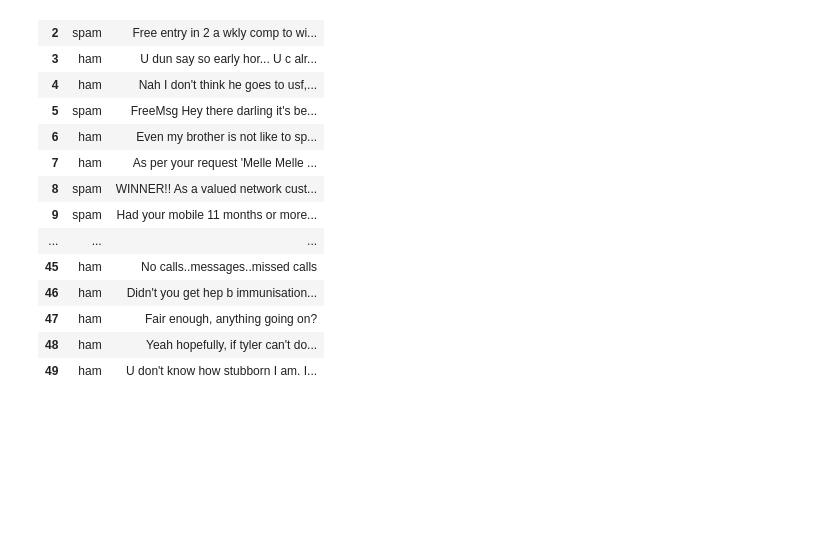
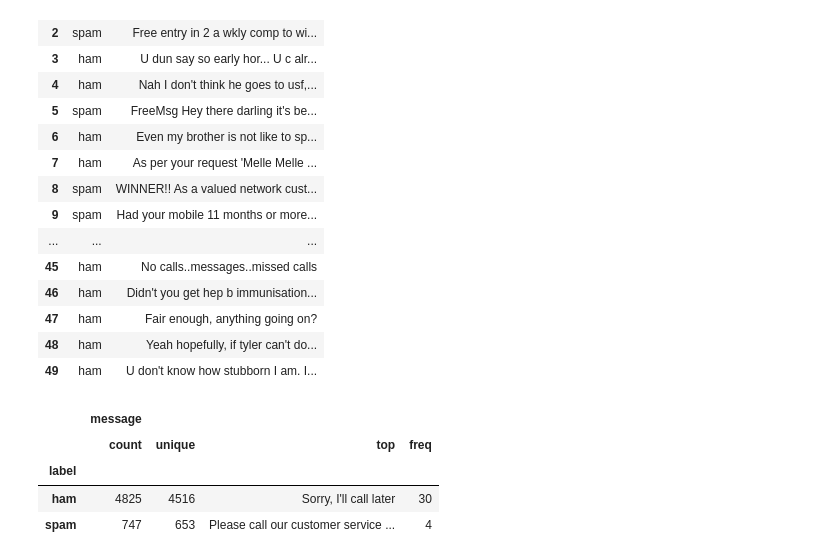
Before and after one commit to VENOM609/AFLA-1, a Jupyter notebook: spamdetector.ipynb, the cells around one changed output. Drawn from its saved outputs; the diff is of its cells as text; code cells hidden in the pictures; blank space fills up the shorter version.

Commit message:
data frame grouped by spam and ham so that i can find the repetative messages

```diff
--- a/spamdetector.ipynb
+++ b/spamdetector.ipynb
@@ -71,3 +71,11 @@ df_new.head(50)
 | 47 | ham | Fair enough, anything going on? |
 | 48 | ham | Yeah hopefully, if tyler can't do... |
 | 49 | ham | U don't know how stubborn I am. I... |
+# %%
+df_new.groupby('label').describe()
+# %% [output]
+|  | message |  |  |  |
+|  | count | unique | top | freq |
+| label |  |  |  |  |
+| ham | 4825 | 4516 | Sorry, I'll call later | 30 |
+| spam | 747 | 653 | Please call our customer service ... | 4 |
```
Also changed, not shown: parts of 1 cell of this notebook.
